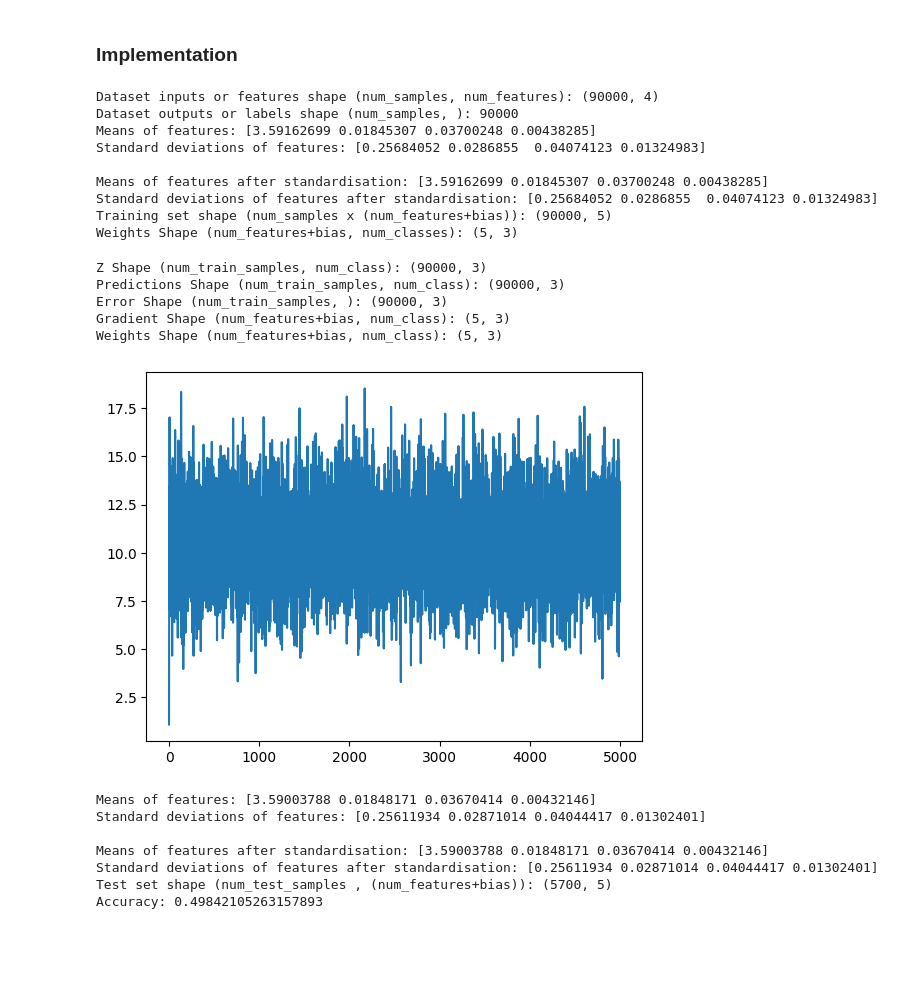
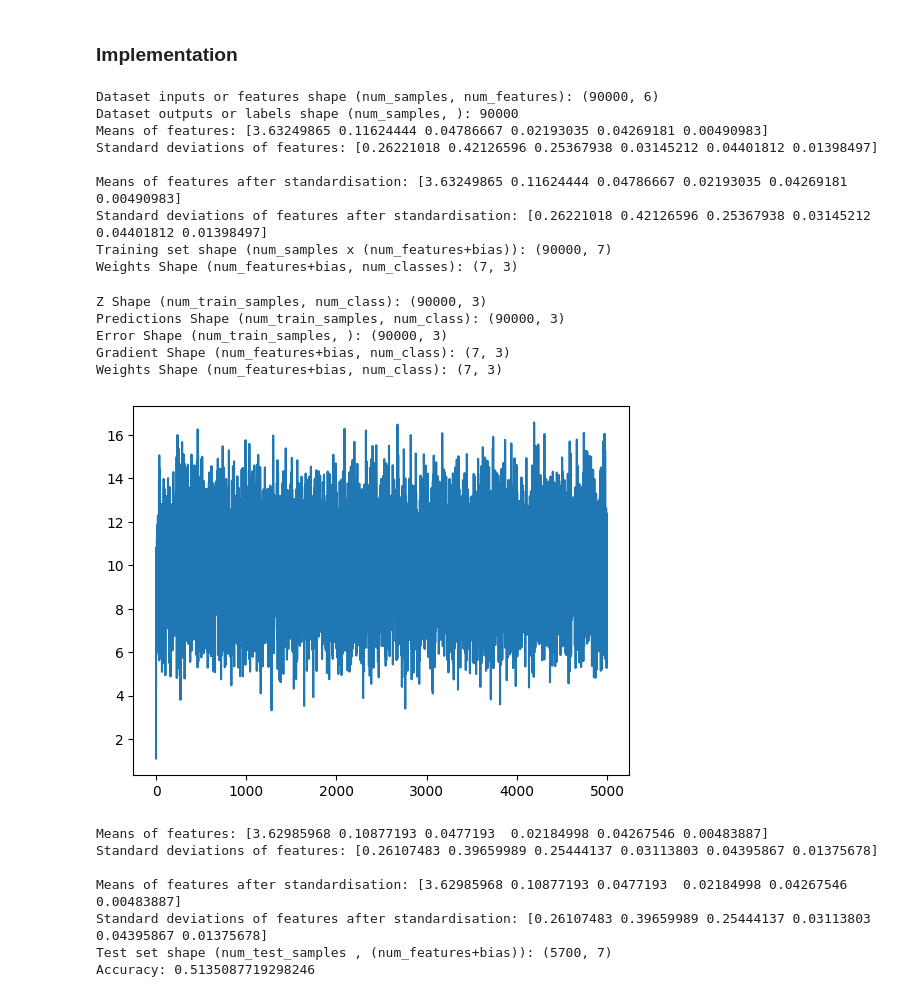
Before and after one commit to rs337/multinomial_logistic_regression, a Jupyter notebook: Multinomial_Logistic_Regression.ipynb, the cells around one changed output. Cells and saved outputs as stored; diff of their text form; code cells hidden in the pictures; blank space fills up the shorter version.

Commit message:
updated accuracy

```diff
--- a/Multinomial_Logistic_Regression.ipynb
+++ b/Multinomial_Logistic_Regression.ipynb
@@ -36,9 +45,17 @@ def get_features_text(text: str):
     Returns:
         List with dimension 4: list containing the features extracted from the text in the order [ln text_len, # sports words, # business words, # science words].
     """
+  for char in ",.!?;:-'\'":
+    text = text.replace(char, ' ')
   words = text.split()
   words = [word.strip().lower() for word in words]
   features = [math.log(len(words))]
+
+  dollar_count = text.count('#36;') + text.count('$')
+  features.append(dollar_count)
+
+  percent_count = text.count('%') + text.lower().count('percent')
+  features.append(percent_count)
 
   # labels = ['sports', 'business', 'science']
   for label in labels:
@@ -51,6 +68,7 @@ def get_features_text(text: str):
     for word in words:
       if word in label_words:
         label_count += 1
+    # normlasing for length of text
     features.append(label_count / len(words) if len(words) > 0 else 0)
 
   # return [ln text_len, # sports words, # business words, # science words]
@@ -156,9 +174,9 @@ y_train = processed_df['label'].to_list() # target
 
 # Check dataset shapes
 print(f"Dataset inputs or features shape (num_samples, num_features): {X.shape}") # -> (90000, 4)
-assert X.shape == (90000, 4)
+# assert X.shape == (90000, 5)
 print(f"Dataset outputs or labels shape (num_samples, ): {len(y_train)}") # -> 90000
-assert len(y_train) == 90000
+# assert len(y_train) == 90000
 
 X_standardised = standardise_features(X) #standardise train set
 
@@ -166,7 +184,7 @@ X_train = np.c_[np.ones(X_standardised.shape[0]), X_standardised] # not using X_
 
 # Check training sets shapes
 print(f"Training set shape (num_samples x (num_features+bias)): {X_train.shape}") # -> (90000, 5)
-assert X_train.shape == (90000, 5)
+# assert X_train.shape == (90000, 6)
 
 # Initialize weights
 num_classes = len(np.unique(y_train))
@@ -174,21 +192,21 @@ weights = np.zeros((X_train.shape[1], num_classes))
 
 # Check weights shape
 print(f"Weights Shape (num_features+bias, num_classes): {weights.shape}") # -> (5, 3)
-assert weights.shape == (5, 3)
+# assert weights.shape == (6, 3)
 
 # Learning rate and number of iterations
 learning_rate = 0.001
 num_iterations = 5000
 # %% [output]
-Dataset inputs or features shape (num_samples, num_features): (90000, 4)
+Dataset inputs or features shape (num_samples, num_features): (90000, 6)
 Dataset outputs or labels shape (num_samples, ): 90000
-Means of features: [3.59162699 0.01845307 0.03700248 0.00438285]
-Standard deviations of features: [0.25684052 0.0286855  0.04074123 0.01324983]
+Means of features: [3.63249865 0.11624444 0.04786667 0.02193035 0.04269181 0.00490983]
+Standard deviations of features: [0.26221018 0.42126596 0.25367938 0.03145212 0.04401812 0.01398497]
 
-Means of features after standardisation: [3.59162699 0.01845307 0.03700248 0.00438285]
-Standard deviations of features after standardisation: [0.25684052 0.0286855  0.04074123 0.01324983]
-Training set shape (num_samples x (num_features+bias)): (90000, 5)
-Weights Shape (num_features+bias, num_classes): (5, 3)
+Means of features after standardisation: [3.63249865 0.11624444 0.04786667 0.02193035 0.04269181 0.00490983]
+Standard deviations of features after standardisation: [0.26221018 0.42126596 0.25367938 0.03145212 0.04401812 0.01398497]
+Training set shape (num_samples x (num_features+bias)): (90000, 7)
+Weights Shape (num_features+bias, num_classes): (7, 3)
 # %%
 # Training the model
 losses = []
@@ -197,6 +215,7 @@ for i in tqdm(range(num_iterations), total=num_iterations, desc="Training"):
 
   # 1. Calculate Z
   # X_train: (num_train_samples, num_features+bias) x weights: (num_features+bias, num_class) -> Z: (num_train_samples, num_class)
+  # X_train is all of the features and because u dot product with weights then it still matches the number of classes
   Z = np.dot(X_train, weights)
   if i==0:
     print('Z Shape (num_train_samples, num_class):', Z.shape) # -> (90000, 3)
@@ -226,44 +245,44 @@ for i in tqdm(range(num_iterations), total=num_iterations, desc="Training"):
   # predictions: (num_train_samples, num_class) y_train: (num_train_samples, ) -> errors: (num_train_samples, num_class)
   y_train_one_hot = np.eye(num_classes)[y_train]
   errors = predictions - y_train_one_hot
   if i==0:
     print('Error Shape (num_train_samples, ):', errors.shape)  # -> (90000, 3)
     assert errors.shape == (90000, 3)
 
   # 4. Calculate gradient
   #  We transpose X_train to align the dimensions correctly with the error dimension for matrix multiplication.
   # X_train.T: (num_features+bias, num_train_samples) x error: (num_train_samples, num_class) -> gradient or change in weights vector: (num_features+bias, num_class)
   gradients = np.dot(X_train.T, errors)
   if i==0:
     print('Gradient Shape (num_features+bias, num_class):', gradients.shape)  # -> (5, 3)
-    assert gradients.shape == (5, 3)
+    # assert gradients.shape == (6, 3)
 
   # 5. Update weights
   # gradient: (num_features+bias, num_class) -> weights: (num_features+bias, num_class)
   weights -= learning_rate * gradients
   if i==0:
     print('Weights Shape (num_features+bias, num_class):', weights.shape) # -> (5, 3)
-    assert weights.shape == (5, 3)
+    # assert weights.shape == (6, 3)
   ## END OF YOUR CODE ##
 
   loss = -np.sum(y_train_one_hot * np.log(predictions+ 1e-15)) / len(y_train) # Add small epsilon to avoid log(0)
   losses.append(loss)
 
 plt.plot(losses)
 plt.show()
 # %% [output]
 Z Shape (num_train_samples, num_class): (90000, 3)
 Predictions Shape (num_train_samples, num_class): (90000, 3)
 Error Shape (num_train_samples, ): (90000, 3)
-Gradient Shape (num_features+bias, num_class): (5, 3)
-Weights Shape (num_features+bias, num_class): (5, 3)
+Gradient Shape (num_features+bias, num_class): (7, 3)
+Weights Shape (num_features+bias, num_class): (7, 3)
-[figure, old version]
+[figure, new version]
 # %%
 # Getting test file and processing it
 X_test, y_test = prepocess_data('agnews_test.csv')
 
 print(f"Test set shape (num_test_samples , (num_features+bias)): {X_test.shape}") # -> (5700, 5)
-assert X_test.shape == (5700, 5)
+# assert X_test.shape == (5700, 6)
 
 # Making predictions on the test set using trained weights
 # X_test: (num_test_samples, num_features) x weights: (num_features, num_class) -> Z: (num_samples, num_class)
@@ -277,10 +296,10 @@ multiclass_predictions = np.argmax(test_predictions, axis=1)
 accuracy = accuracy_score(y_test, multiclass_predictions)
 print(f"Accuracy: {accuracy}")
 # %% [output]
-Means of features: [3.59003788 0.01848171 0.03670414 0.00432146]
-Standard deviations of features: [0.25611934 0.02871014 0.04044417 0.01302401]
+Means of features: [3.62985968 0.10877193 0.0477193  0.02184998 0.04267546 0.00483887]
+Standard deviations of features: [0.26107483 0.39659989 0.25444137 0.03113803 0.04395867 0.01375678]
 
-Means of features after standardisation: [3.59003788 0.01848171 0.03670414 0.00432146]
-Standard deviations of features after standardisation: [0.25611934 0.02871014 0.04044417 0.01302401]
-Test set shape (num_test_samples , (num_features+bias)): (5700, 5)
-Accuracy: 0.49842105263157893
+Means of features after standardisation: [3.62985968 0.10877193 0.0477193  0.02184998 0.04267546 0.00483887]
+Standard deviations of features after standardisation: [0.26107483 0.39659989 0.25444137 0.03113803 0.04395867 0.01375678]
+Test set shape (num_test_samples , (num_features+bias)): (5700, 7)
+Accuracy: 0.5135087719298246
```
Also changed, not shown: parts of 1 cell of this notebook.
